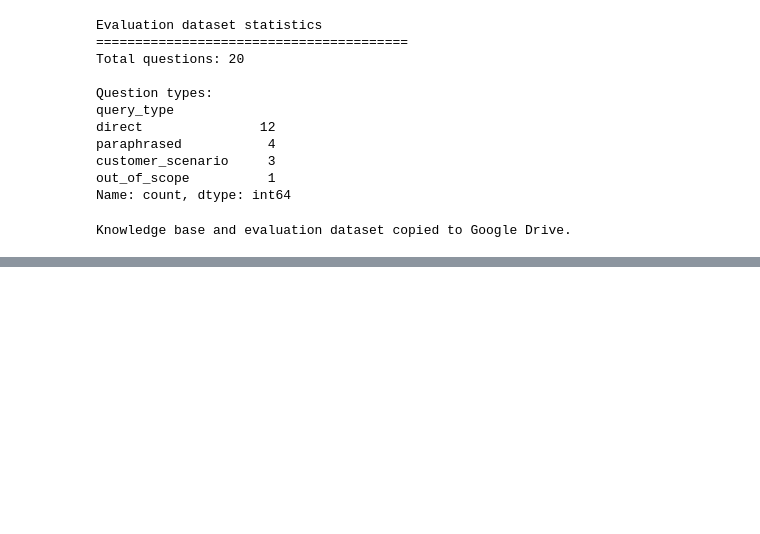
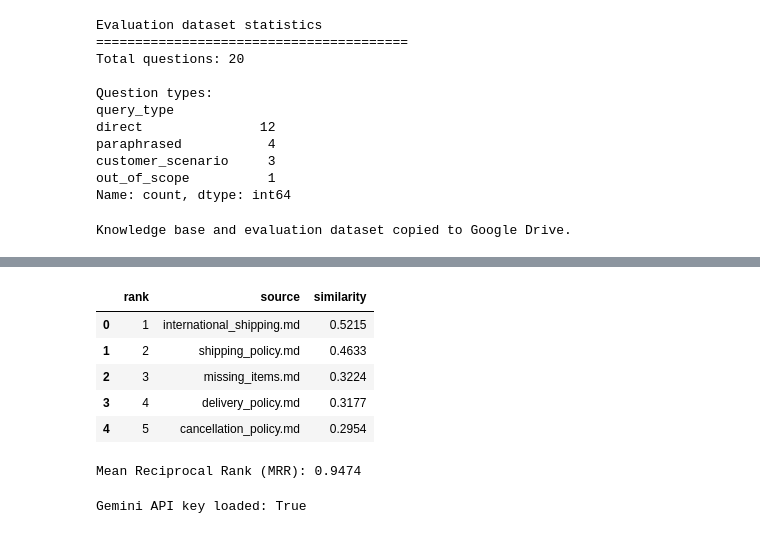
Before and after one commit to DhruviPatadia/ShopAssist, a Jupyter notebook: notebooks/01_data_exploration.ipynb, the cells around one changed output, grey strips where cells are left out. Drawn from its saved outputs; the diff is of its cells as text; code cells hidden in the pictures; blank space fills up the shorter version.

```diff
--- a/notebooks/01_data_exploration.ipynb
+++ b/notebooks/01_data_exploration.ipynb
@@ -618,0 +864,33 @@ Evaluation files:
+# %%
+search_policies("Can you deliver orders outside the country?", top_k=5)
+# %% [output]
+|  | rank | source | similarity |
+| 0 | 1 | international_shipping.md | 0.5215 |
+| 1 | 2 | shipping_policy.md | 0.4633 |
+| 2 | 3 | missing_items.md | 0.3224 |
+| 3 | 4 | delivery_policy.md | 0.3177 |
+| 4 | 5 | cancellation_policy.md | 0.2954 |
+# %%
+reciprocal_ranks = []
+
+for _, row in retrieval_results_df.iterrows():
+
+    expected_source = row["expected_source"]
+
+    if pd.isna(expected_source):
+        continue
+
+    results = search_policies(row["question"], top_k=3)
+    sources = results["source"].tolist()
+
+    if expected_source in sources:
+        rank = sources.index(expected_source) + 1
+        reciprocal_ranks.append(1 / rank)
+    else:
+        reciprocal_ranks.append(0)
+
+mrr = sum(reciprocal_ranks) / len(reciprocal_ranks)
+
+print("Mean Reciprocal Rank (MRR):", round(mrr, 4))
+# %% [output]
+Mean Reciprocal Rank (MRR): 0.9474
@@ -618,0 +899,8 @@ Evaluation files:
+# %%
+from google.colab import userdata
+
+GEMINI_API_KEY = userdata.get("GEMINI_API_KEY")
+
+print("Gemini API key loaded:", GEMINI_API_KEY is not None)
+# %% [output]
+Gemini API key loaded: True
```
Also changed, not shown: parts of 53 cells of this notebook.
